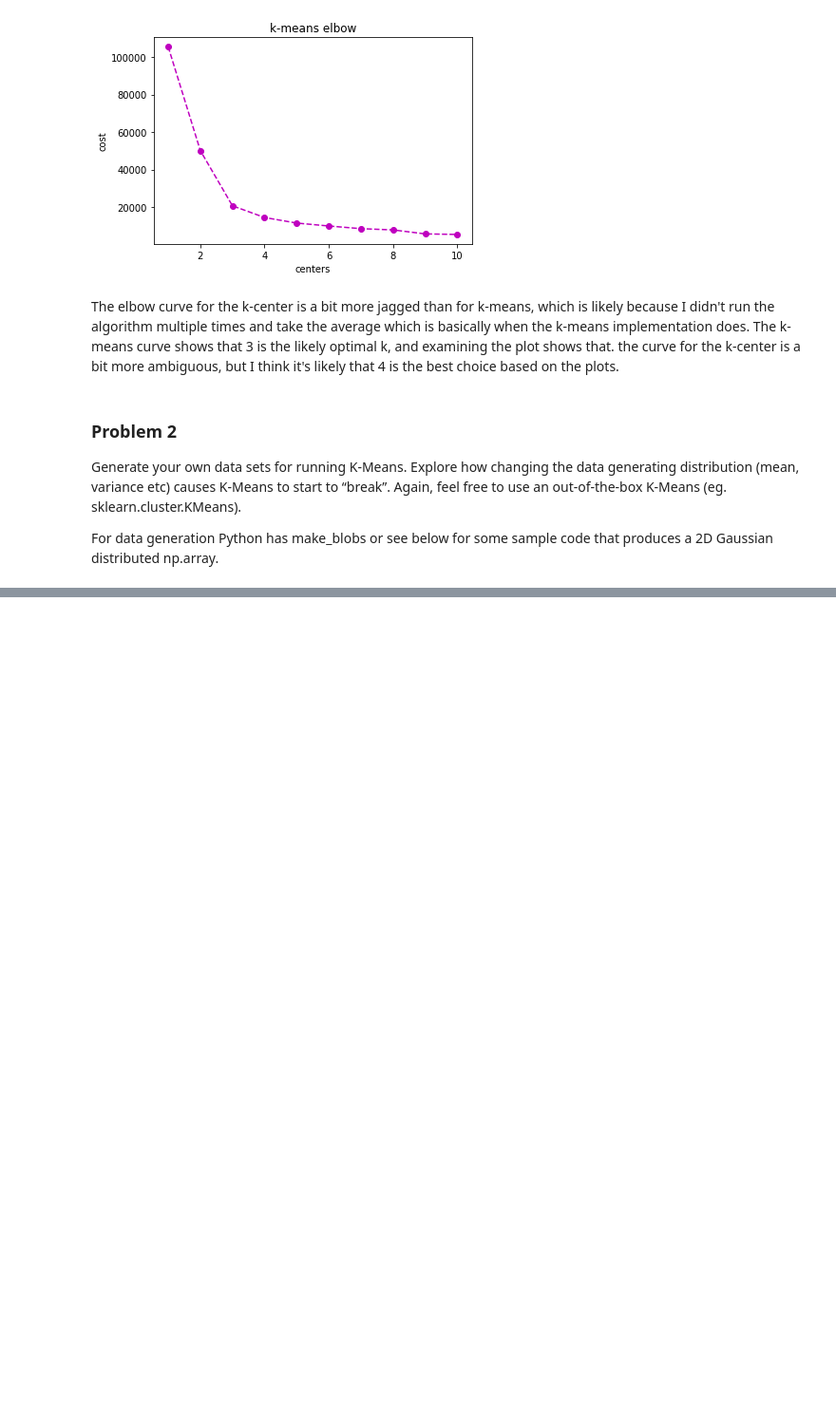
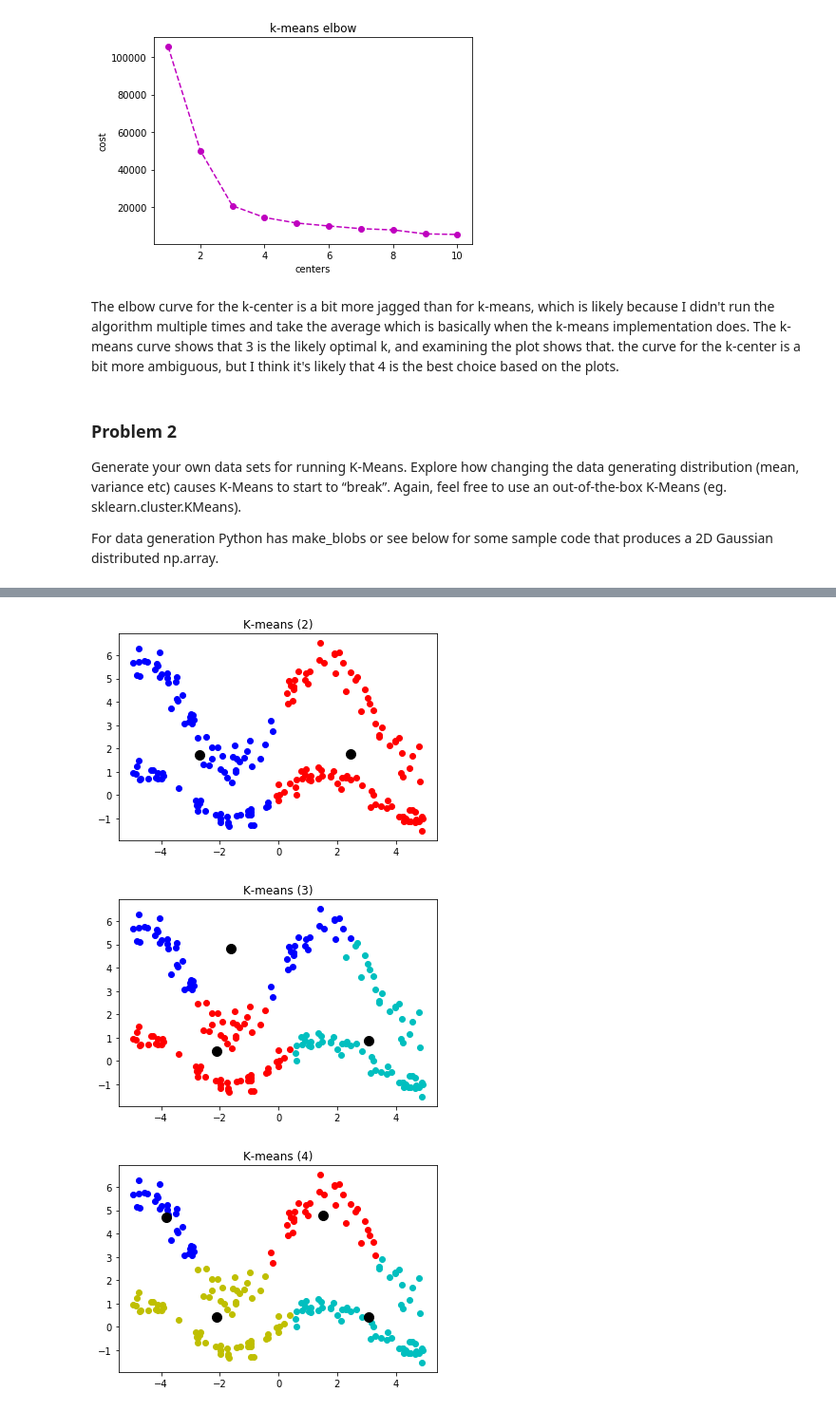
Before and after one commit to mkcyoung/clustering-2020, a Jupyter notebook: hw1/hw1.ipynb, the cells around one changed output, grey strips where cells are left out. Shown at 95% size. Saved outputs shown, nothing was run; the diff lists cells and outputs as text; code cells hidden in the pictures; blank space fills up the shorter version.

```diff
--- a/hw1/hw1.ipynb
+++ b/hw1/hw1.ipynb
@@ -264,0 +333,35 @@ For data generation Python has make_blobs or see below for some sample code that
+# %%
+# It looks like somewhere between 3 and 5 is good, let's look at those
+#print(y_km2)
+
+
+# K=2
+plt.plot(D2[y_km2[1] == 0, 1],D2[y_km2[1] == 0, 2],"or")
+plt.plot(D2[y_km2[1] == 1, 1],D2[y_km2[1] == 1, 2],"ob")
+# Plot the centers
+plt.plot(my_km[1].cluster_centers_[:,0],my_km[1].cluster_centers_[:,1],"ok",ms=10)
+plt.title("K-means (2)")
+plt.show()
+
+# K=3
+plt.plot(D2[y_km2[2] == 0, 1],D2[y_km2[2] == 0, 2],"or")
+plt.plot(D2[y_km2[2] == 1, 1],D2[y_km2[2] == 1, 2],"ob")
+plt.plot(D2[y_km2[2] == 2, 1],D2[y_km2[2] == 2, 2],"oc")
+# Plot the centers
+plt.plot(my_km[2].cluster_centers_[:,0],my_km[2].cluster_centers_[:,1],"ok",ms=10)
+plt.title("K-means (3)")
+plt.show()
+
+# K=4
+plt.plot(D2[y_km2[3] == 0, 1],D2[y_km2[3] == 0, 2],"or")
+plt.plot(D2[y_km2[3] == 1, 1],D2[y_km2[3] == 1, 2],"ob")
+plt.plot(D2[y_km2[3] == 2, 1],D2[y_km2[3] == 2, 2],"oc")
+plt.plot(D2[y_km2[3] == 3, 1],D2[y_km2[3] == 3, 2],"oy")
+# Plot the centers
+plt.plot(my_km[3].cluster_centers_[:,0],my_km[3].cluster_centers_[:,1],"ok",ms=10)
+plt.title("K-means (4)")
+plt.show()
+# %% [output]
+[figure, added]
+[figure, added]
+[figure, added]
```
Also changed, not shown: parts of 7 cells of this notebook.
